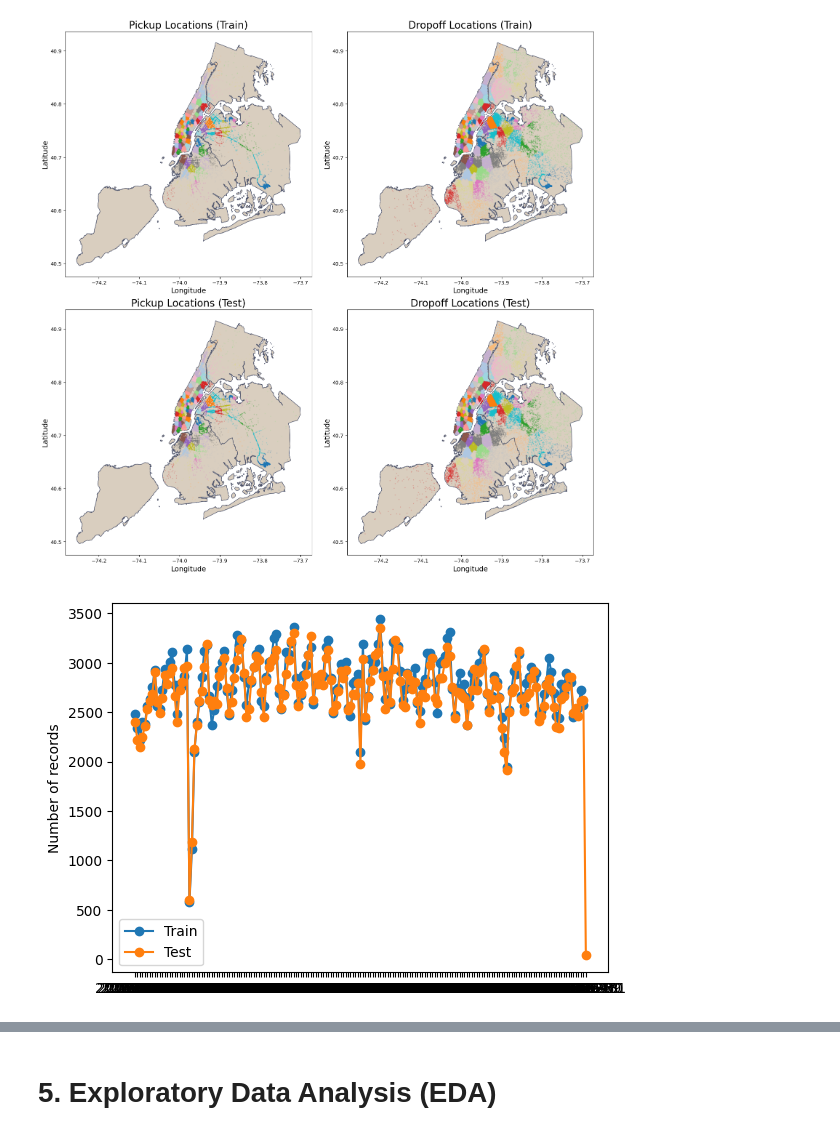
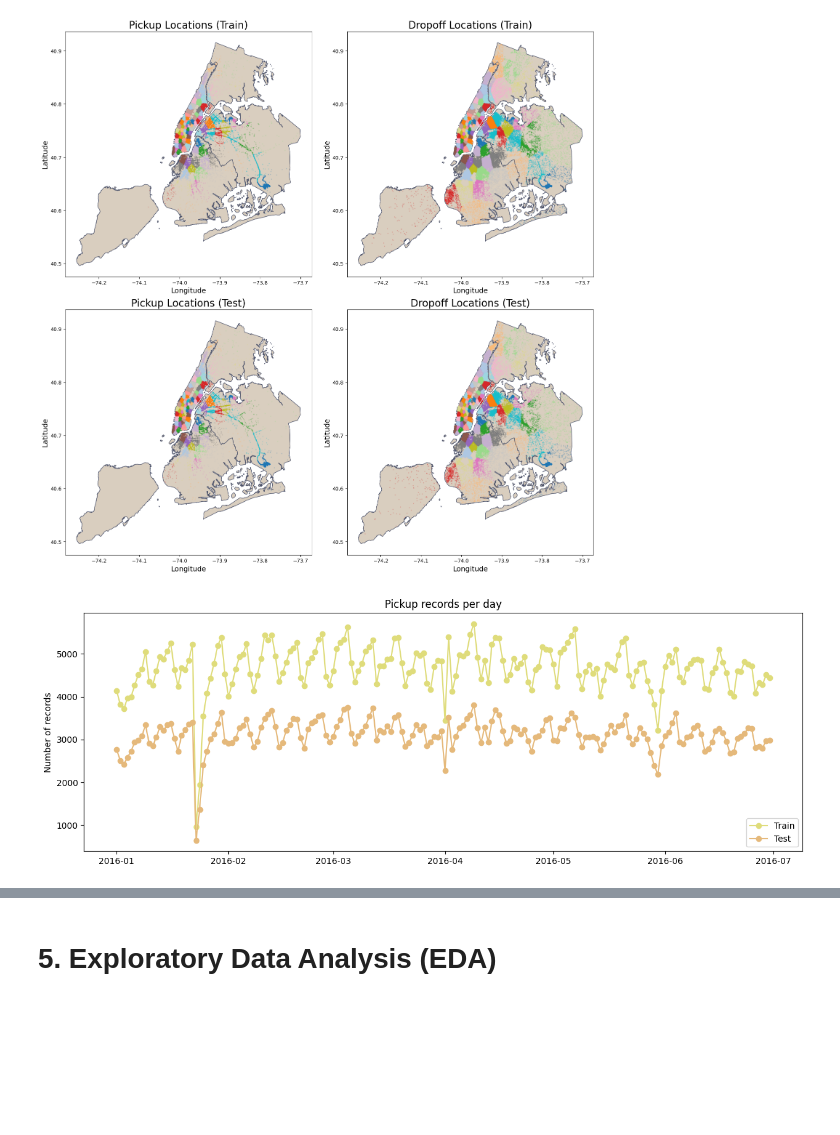
Before and after one commit to marcosbenicio/taxi-trip-regression, a Jupyter notebook: notebooks/taxi-trip-duration copy.ipynb, the cells around one changed output, grey strips where cells are left out. Drawn from its saved outputs; the diff is of its cells as text; code cells hidden in the pictures; blank space fills up the shorter version.

```diff
--- a/notebooks/taxi-trip-duration copy.ipynb
+++ b/notebooks/taxi-trip-duration copy.ipynb
@@ -1094,4 +1086,4 @@ taxi_trip.to_csv('../data/interim/nyc-taxi-trip-2016-new-features.csv', index=Fa
 # **4. Split Dataset**
 # %%
 taxi_trip = pd.read_csv('../data/interim/nyc-taxi-trip-2016-new-features.csv',
-                        parse_dates= ['pickup_datetime','dropoff_datetime'])
+                        parse_dates= ['pickup_date','dropoff_date'])
@@ -1098,6 +1092,6 @@ taxi_trip = pd.read_csv('../data/interim/nyc-taxi-trip-2016-new-features.csv',
 # %%
 # Split in 35.75% Train /29.25% Validation/ 35% Test
-df_train_large, df_test = train_test_split(taxi_trip, test_size = 0.35, random_state = random_state)
+df_train_large, df_test = train_test_split(taxi_trip, test_size = 0.40, random_state = random_state)
 df_train, df_val = train_test_split(df_train_large, train_size = 0.55, random_state = random_state)
 
 # Save target feature
@@ -1147,11 +1143,14 @@ plt.show()
 # %% [output]
 [figure]
 # %%
-plt.plot(df_train.groupby('pickup_date')[['id']].agg(['count']), 'o-' , label = "Train")
-plt.plot(df_test.groupby('dropoff_date')[['id']].agg(['count']), 'o-', label = "Test")
+fig, axes = plt.subplots(1, 1, figsize=(15, 5))
 
-plt.legend()
+axes.plot(df_train_large.groupby('pickup_date')[['id']].agg(['count']), 'o-' , label = "Train", color = yellow)
+axes.plot(df_test.groupby('pickup_date')[['id']].agg(['count']), 'o-', label = "Test", color = orange)
+
+plt.title('Pickup records per day')
+plt.legend(loc ='lower right')
 plt.ylabel('Number of records')
 plt.show()
 # %% [output]
-[figure, old version]
+[figure, new version]
```
Also changed, not shown: parts of 14 cells of this notebook.
